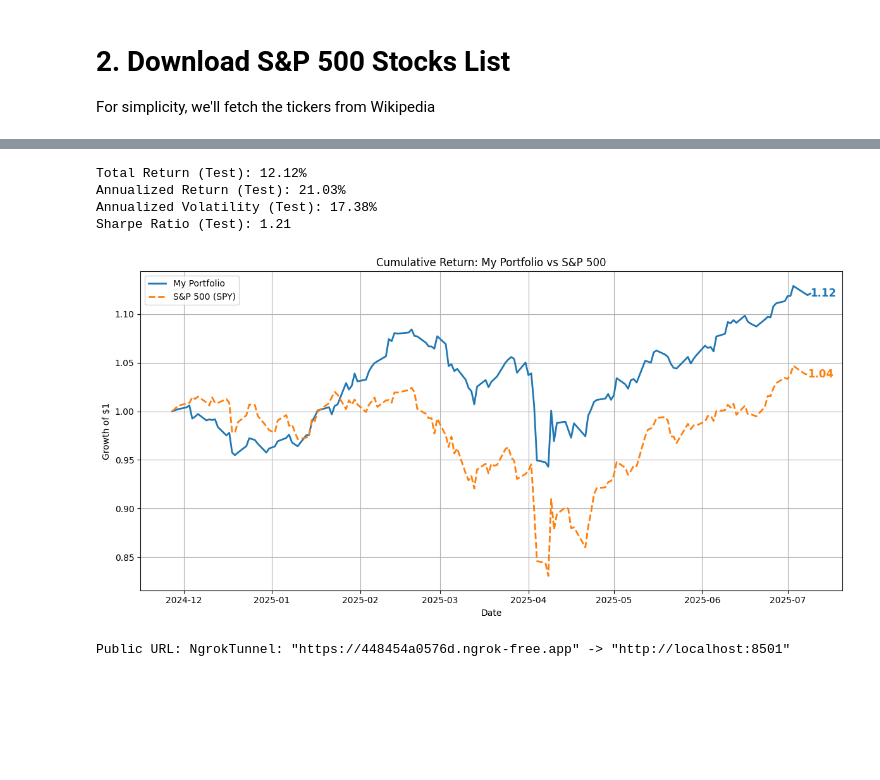
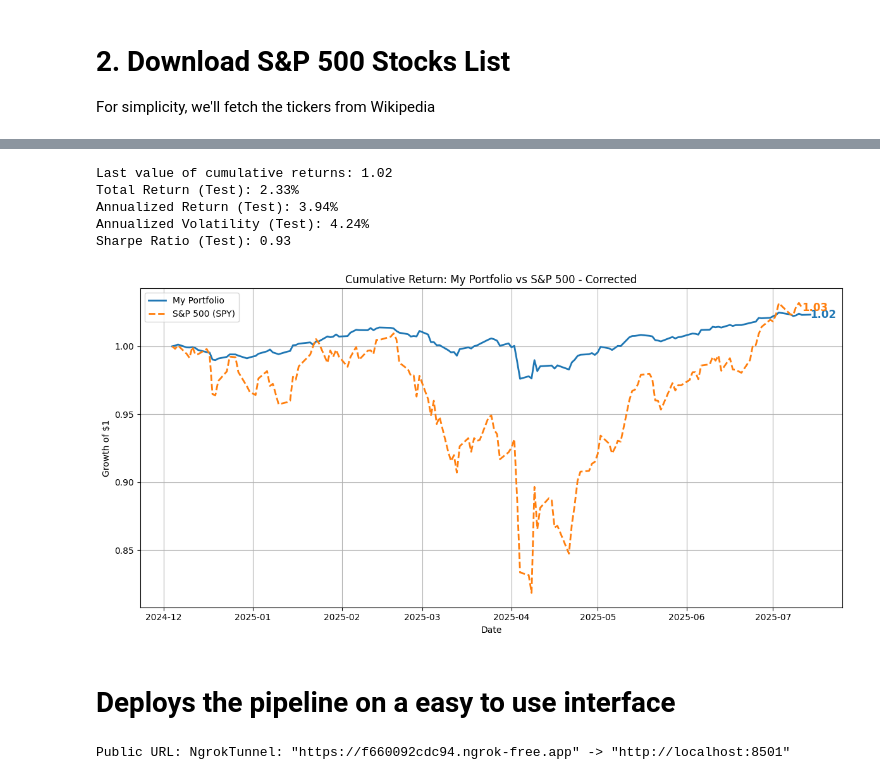
Before and after one commit to jonzyyyy/AlphaLab, a Jupyter notebook: AlphaLab.ipynb, the cells around one changed output, grey strips where cells are left out. Drawn from its saved outputs; the diff is of its cells as text; code cells hidden in the pictures; blank space fills up the shorter version.

```diff
--- a/AlphaLab.ipynb
+++ b/AlphaLab.ipynb
@@ -262,20 +301,22 @@ plt.show()
 # =======================
 # 9. Simple Performance Stats
 # =======================
-total_return = cum_returns[-1] - 1
-annualized_return = cum_returns[-1]**(252/len(cum_returns)) - 1
+total_return = cum_returns.iloc[-1] - 1
+annualized_return = cum_returns.iloc[-1]**(252/len(cum_returns)) - 1
 annualized_vol = portfolio_returns.std() * np.sqrt(252)
 sharpe = annualized_return / annualized_vol
 
+print(f"Last value of cumulative returns: {cum_returns.iloc[-1]:.2f}")
 print(f"Total Return (Test): {total_return:.2%}")
 print(f"Annualized Return (Test): {annualized_return:.2%}")
 print(f"Annualized Volatility (Test): {annualized_vol:.2%}")
 print(f"Sharpe Ratio (Test): {sharpe:.2f}")
 # %% [output]
-Total Return (Test): 12.12%
-Annualized Return (Test): 21.03%
-Annualized Volatility (Test): 17.38%
-Sharpe Ratio (Test): 1.21
+Last value of cumulative returns: 1.02
+Total Return (Test): 2.33%
+Annualized Return (Test): 3.94%
+Annualized Volatility (Test): 4.24%
+Sharpe Ratio (Test): 0.93
 # %%
 # =======================
 # 8. Results Visualization (with Benchmark)
@@ -287,50 +328,59 @@ spy_data = yf.download(spy_ticker, start=test_dates[0], end=test_dates[-1], auto
 spy_close_prices = spy_data['Close']
 
 # 2. Calculate SPY's daily returns and cumulative returns
 benchmark_returns = spy_close_prices.pct_change().fillna(0)
 benchmark_cum_returns = (1 + benchmark_returns).cumprod()
 
+# Align the two time series to a common index
+common_index = cum_returns.index.union(benchmark_cum_returns.index)
+cum_returns_aligned = cum_returns.reindex(common_index)
+benchmark_cum_returns_aligned = benchmark_cum_returns.reindex(common_index)
+
+
 # 3. Plot both on the same graph
 import matplotlib.pyplot as plt
 
 plt.figure(figsize=(12, 6))
 
 # Plot your portfolio
-plt.plot(cum_returns.index, cum_returns.values,
+plt.plot(cum_returns_aligned.index, cum_returns_aligned.values,
          label='My Portfolio', linewidth=2)
 
 # Plot the benchmark
-plt.plot(benchmark_cum_returns.index, benchmark_cum_returns.values,
+plt.plot(benchmark_cum_returns_aligned.index, benchmark_cum_returns_aligned.values,
          linestyle='--', label='S&P 500 (SPY)', linewidth=2)
 
 # Annotate final values
-last_date = cum_returns.index[-1]
-last_value = cum_returns.values[-1]
-bench_last_value = benchmark_cum_returns.values[-1]
+last_portfolio_date = cum_returns_aligned.dropna().index[-1]
+last_portfolio_value = cum_returns_aligned.dropna().iloc[-1]
 
-plt.text(last_date, last_value,
-         f"{last_value:.2f}",
+last_benchmark_date = benchmark_cum_returns_aligned.dropna().index[-1]
+last_benchmark_value = benchmark_cum_returns_aligned.dropna().iloc[-1].iloc[0] # Access the scalar value
+
+
+plt.text(last_portfolio_date, last_portfolio_value,
+         f"{last_portfolio_value:.2f}",
          color='C0', fontsize=12, va='center', ha='left', fontweight='bold')
 
-plt.text(benchmark_cum_returns.index[-1], bench_last_value,
-         f"{bench_last_value:.2f}",
+plt.text(last_benchmark_date, last_benchmark_value,
+         f"{last_benchmark_value:.2f}",
          color='C1', fontsize=12, va='center', ha='left', fontweight='bold')
 
-plt.title('Cumulative Return: My Portfolio vs S&P 500')
+plt.title('Cumulative Return: My Portfolio vs S&P 500 - Corrected') # Update title
 plt.xlabel('Date')
 plt.ylabel('Growth of $1')
 plt.legend()
 plt.grid(True)
 plt.tight_layout()
 plt.show()
 # %% [output]
-[figure, old version]
+[figure, new version]
+# %% [markdown]
+# Deploys the pipeline on a easy to use interface
 # %%
 # Write a simple Streamlit app
 with open('app.py', 'w') as f:
-    f.write("""
-import streamlit as st
-st.title('Hello Streamlit via ngrok!')
+    f.write("""m
 st.write('It works in Colab!')
 """)
 
@@ -341,4 +391,4 @@ print("Public URL:", public_url)
 # Run Streamlit
 !streamlit run app.py &>/dev/null&
 # %% [output]
-Public URL: NgrokTunnel: "https://448454a0576d.ngrok-free.app" -> "http://localhost:8501"
+Public URL: NgrokTunnel: "https://f660092cdc94.ngrok-free.app" -> "http://localhost:8501"
```
Also changed, not shown: parts of 10 cells of this notebook.
